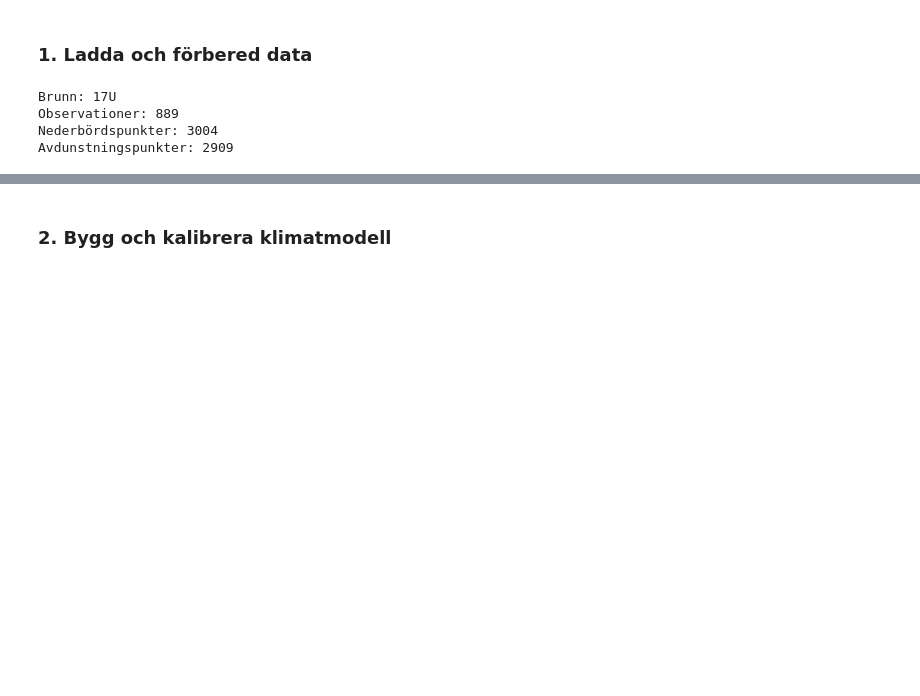
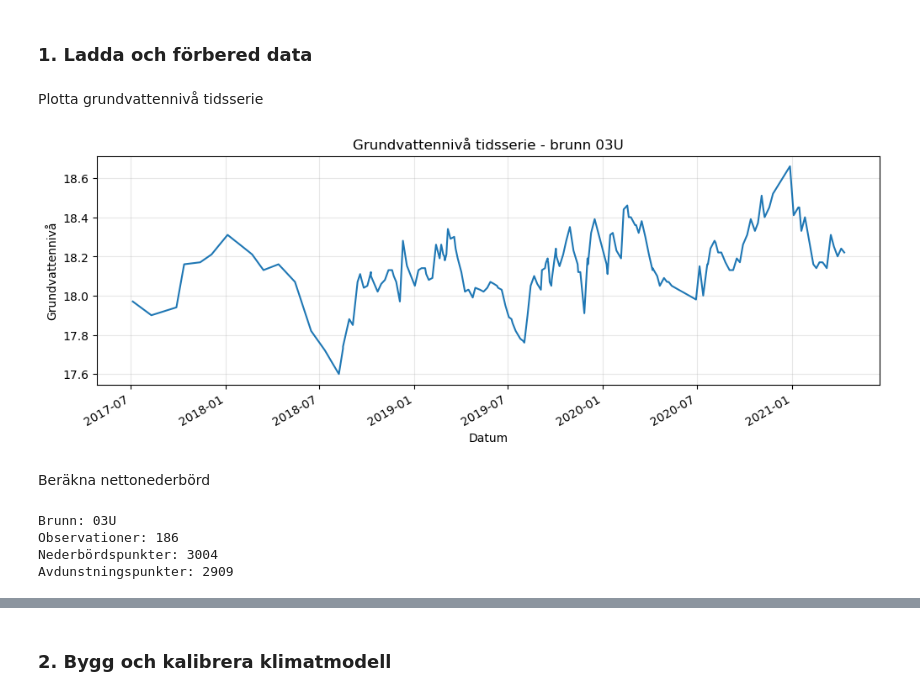
Before and after one commit to ezra-haaf/Hydrogeologiska-storningar, a Jupyter notebook: notebooks/tunnel_1_kalibrering.ipynb, the cells around one changed output, grey strips where cells are left out. Cells and saved outputs as stored; diff of their text form; code cells hidden in the pictures; blank space fills up the shorter version.

```diff
--- a/notebooks/tunnel_1_kalibrering.ipynb
+++ b/notebooks/tunnel_1_kalibrering.ipynb
@@ -36,8 +37,17 @@ Ho = (
     .sort_index(ascending=True)
     .loc["2017-07-01":]
 )
+# %% [markdown]
+Plotta grundvattennivå tidsserie
+# %%
+ax = Ho.dropna().plot(figsize=(12, 4), title=f"Grundvattennivå tidsserie - brunn {WELL_NAME}")
+ax.set_xlabel("Datum")
+ax.set_ylabel("Grundvattennivå")
+ax.grid(True, alpha=0.3)
+# %% [output]
+[figure, added]
 # %%
-
+# Importera nederbörd och avdunstning
 precipitation = (
     pd.read_csv(os.path.join(data_mapp, "P_gbg_tunnel.csv"), sep=";")
     .rename(columns={
@@ -62,15 +72,17 @@ evap = (
     .assign(Date=lambda d: pd.to_datetime(d["Date"], errors="coerce"))
     .set_index("Date")["ETo_FAO_mm"]
 )
-
-recharge = rain.sub(evap, fill_value=0).rename("Recharge")
-
-print(f"Brunn: {WELL_NAME}")
-print(f"Observationer: {Ho.dropna().shape[0]}")
-print(f"Nederbördspunkter: {rain.dropna().shape[0]}")
-print(f"Avdunstningspunkter: {evap.dropna().shape[0]}")
-# %% [output]
-Brunn: 17U
-Observationer: 889
-Nederbördspunkter: 3004
-Avdunstningspunkter: 2909
+# %% [markdown]
+Beräkna nettonederbörd
+# %%
+recharge = rain.sub(evap, fill_value=0).rename("Recharge")
+
+print(f"Brunn: {WELL_NAME}")
+print(f"Observationer: {Ho.dropna().shape[0]}")
+print(f"Nederbördspunkter: {rain.dropna().shape[0]}")
+print(f"Avdunstningspunkter: {evap.dropna().shape[0]}")
+# %% [output]
+Brunn: 03U
+Observationer: 186
+Nederbördspunkter: 3004
+Avdunstningspunkter: 2909
```
Also changed, not shown: parts of 8 cells of this notebook, 12 other files.
